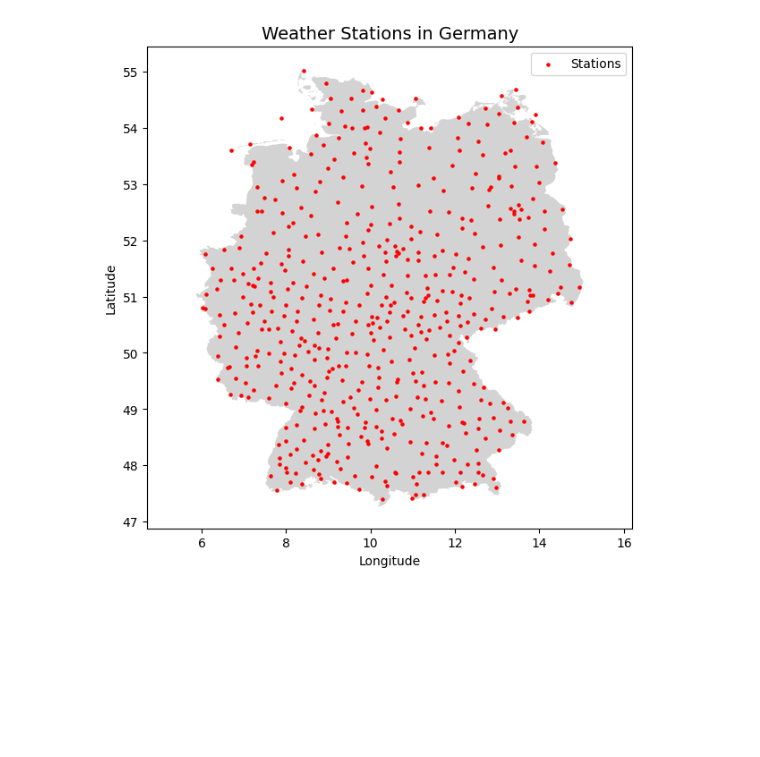
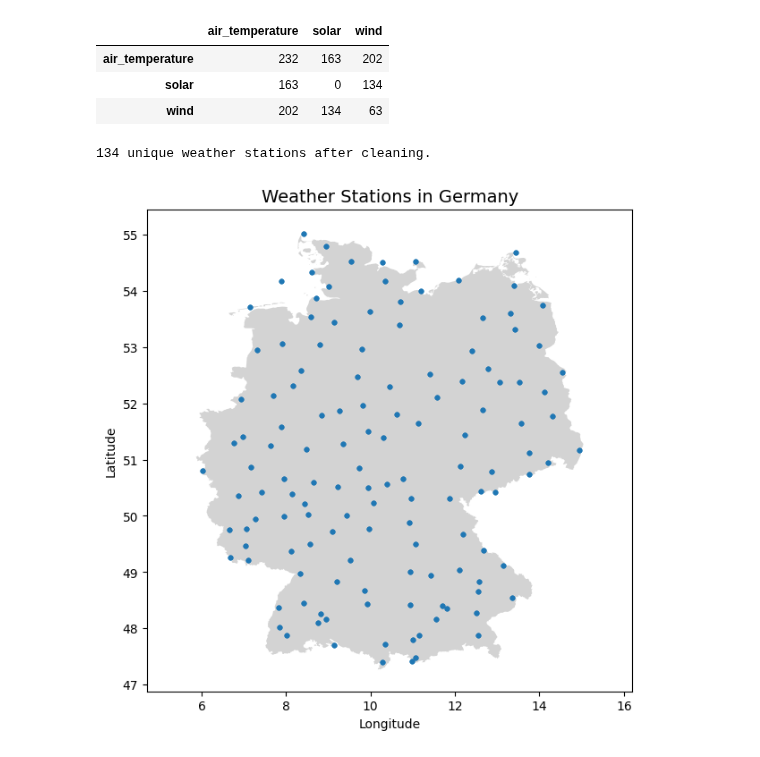
Before and after one commit to vikwal/synthetic_re_data_generation, a Jupyter notebook: dwd_weatherstation.ipynb, the cells around one changed output. Drawn from its saved outputs; the diff is of its cells as text; code cells hidden in the pictures; blank space fills up the shorter version.

Commit message:
finished final data preparation

```diff
--- a/dwd_weatherstation.ipynb
+++ b/dwd_weatherstation.ipynb
@@ -55,0 +103,14 @@ stations
+# %%
+stations.drop(stations[stations.bis_datum < to_date].index, inplace=True)
+stations.drop(stations[stations.von_datum > from_date].index, inplace=True)
+
+counts = stations.groupby(['Stations_id']).size().value_counts().sort_index()
+table_counts = stations.groupby(['Stations_id', 'Table']).size()
+
+print(f'{len(stations.Stations_id.unique())} unique weather stations \n')
+
+for e, c in enumerate(counts, start=1):
+    print(f'{c} stations with values in {e} tables.')
+
+print('\nAbsolute number of stations for:')
+stations.groupby('Table').size()
@@ -56,21 +130,64 @@ stations
+# %%
+grouped = stations.groupby(['Stations_id'])['Table'].apply(list)
+
+combination_counts = {}
+for categories in grouped:
+    for pair in combinations(categories, 2):
+        pair = tuple(sorted(pair))
+        combination_counts[pair] = combination_counts.get(pair, 0) + 1
+
+grouped_counts = stations.groupby(["Stations_id", "Table"]).size().unstack(fill_value=0)
+single_entries = grouped_counts[grouped_counts.sum(axis=1) == 1].sum()
+
+categories = ["air_temperature", "solar", "wind"]
+matrix = pd.DataFrame(0, index=categories, columns=categories)
+
+for (cat1, cat2), count in combination_counts.items():
+    matrix.loc[cat1, cat2] += count
+    matrix.loc[cat2, cat1] += count
+
+for category in categories:
+    if category in single_entries:
+        matrix.loc[category, category] = single_entries[category]
+
+matrix
+# %% [output]
+|  | air_temperature | solar | wind |
+| air_temperature | 232 | 163 | 202 |
+| solar | 163 | 0 | 134 |
+| wind | 202 | 134 | 63 |
+# %%
+valid_stations = (
+    stations.groupby("Stations_id")["Table"]
+    .apply(lambda x: set(x) == {"air_temperature", "solar", "wind"})
+)
+
+valid_stations_ids = valid_stations[valid_stations].index
+
+stations3 = stations[stations["Stations_id"].isin(valid_stations_ids)]
 # %%
 germany = gpd.read_file('geoBoundaries-DE.geojson')
 
-geometry = [Point(xy) for xy in zip(stations['geoLaenge'], stations['geoBreite'])]
-geo_df = gpd.GeoDataFrame(stations, geometry=geometry)
+geometry = [Point(xy) for xy in zip(stations3['geoLaenge'], stations3['geoBreite'])]
+geo_df = gpd.GeoDataFrame(stations3, geometry=geometry)
+
+print(f'{len(stations3.Stations_id.unique())} unique weather stations after cleaning. \n')
 
 fig, ax = plt.subplots(figsize=(7, 7))
 germany.plot(ax=ax, color='lightgrey')
-geo_df.plot(ax=ax, color='red', markersize=5, label='Stations')
+geo_df.plot(ax=ax,
+            label='Stations',
+            markersize=10,
+            legend=True)
 
 stretch_factor = 0.75
 ax.set_aspect(1 / stretch_factor, adjustable='datalim')
 
 plt.title('Weather Stations in Germany', fontsize=14)
-plt.legend()
 plt.xlabel('Longitude')
 plt.ylabel('Latitude')
 
 plt.show()
 # %% [output]
+134 unique weather stations after cleaning.
-[figure, old version]
+[figure, new version]
```
Also changed, not shown: parts of 17 cells of this notebook.
